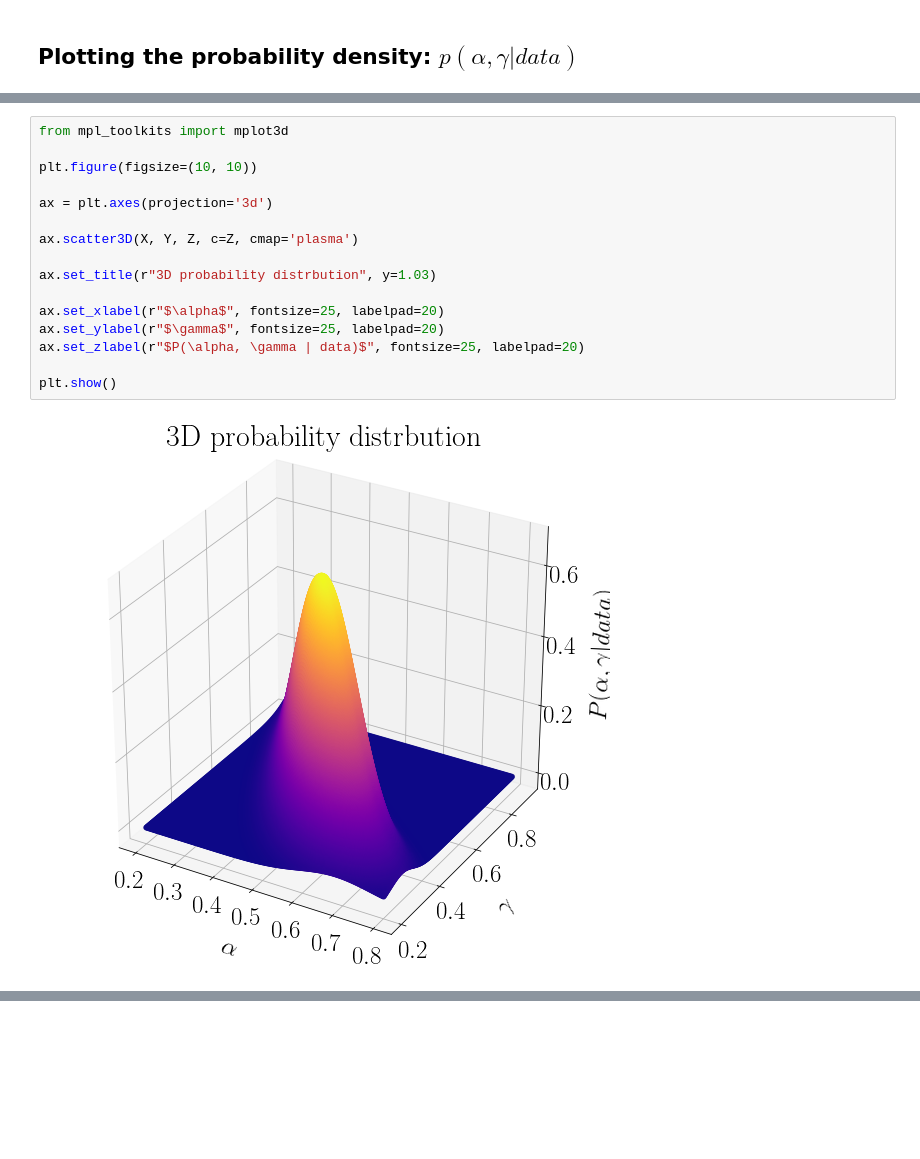
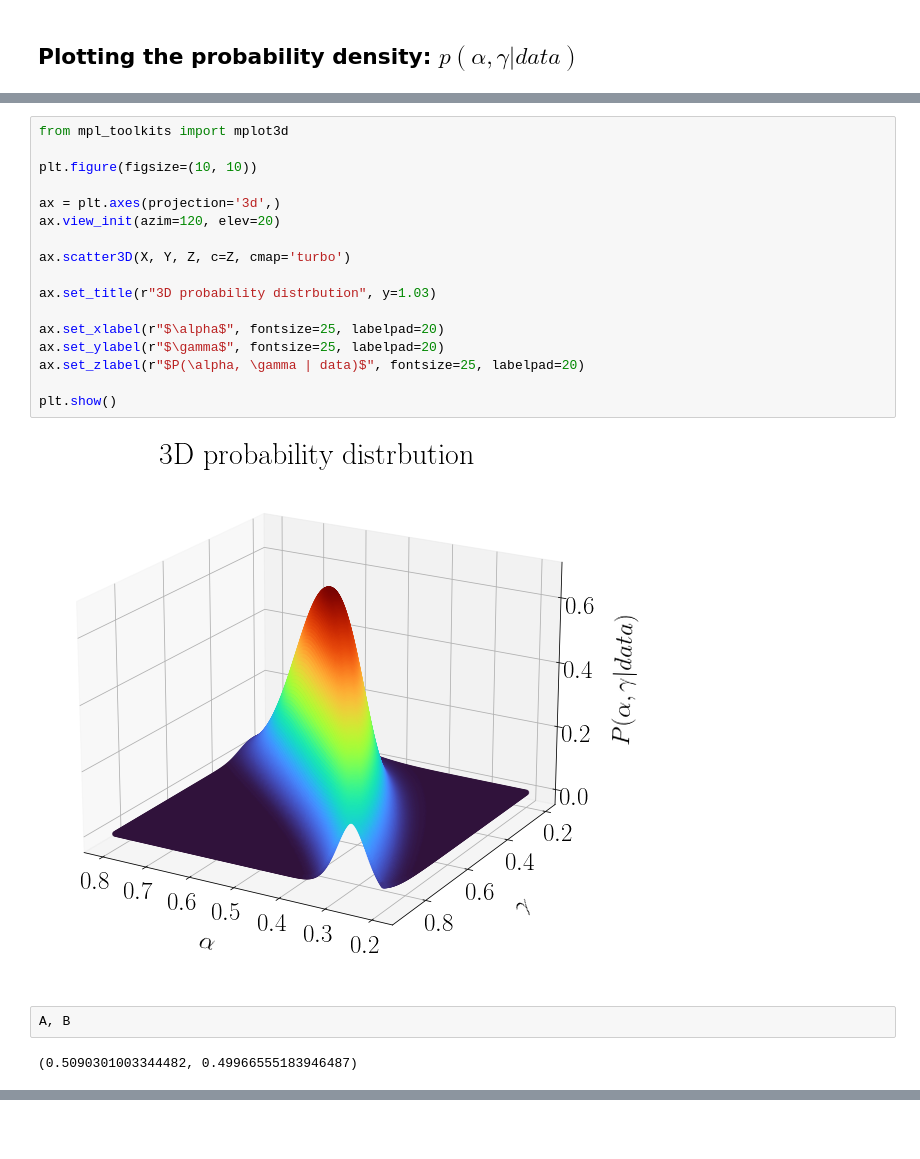
Before and after one commit to abtinshahidi/Foundation_applied_machine_learning, a Jupyter notebook: notebooks/week2/week2.ipynb, the cells around one changed output, grey strips where cells are left out. Saved outputs shown, nothing was run; the diff lists cells and outputs as text; blank space fills up the shorter version.

```diff
--- a/notebooks/week2/week2.ipynb
+++ b/notebooks/week2/week2.ipynb
@@ -297,21 +304,26 @@ plt.show()
 # %%
 from mpl_toolkits import mplot3d
 
 plt.figure(figsize=(10, 10))
 
-ax = plt.axes(projection='3d')
+ax = plt.axes(projection='3d',)
+ax.view_init(azim=120, elev=20)
 
-ax.scatter3D(X, Y, Z, c=Z, cmap='plasma')
+ax.scatter3D(X, Y, Z, c=Z, cmap='turbo')
 
 ax.set_title(r"3D probability distrbution", y=1.03)
 
 ax.set_xlabel(r"$\alpha$", fontsize=25, labelpad=20)
 ax.set_ylabel(r"$\gamma$", fontsize=25, labelpad=20)
 ax.set_zlabel(r"$P(\alpha, \gamma | data)$", fontsize=25, labelpad=20)
 
 plt.show()
 # %% [output]
-[figure, old version]
+[figure, new version]
+# %%
+A, B
+# %% [output]
+(0.5090301003344482, 0.49966555183946487)
 # %%
 fig = plt.figure(figsize=(8, 8))
 ax = fig.add_subplot(1, 1, 1)
```
Also changed, not shown: parts of 7 cells of this notebook.
